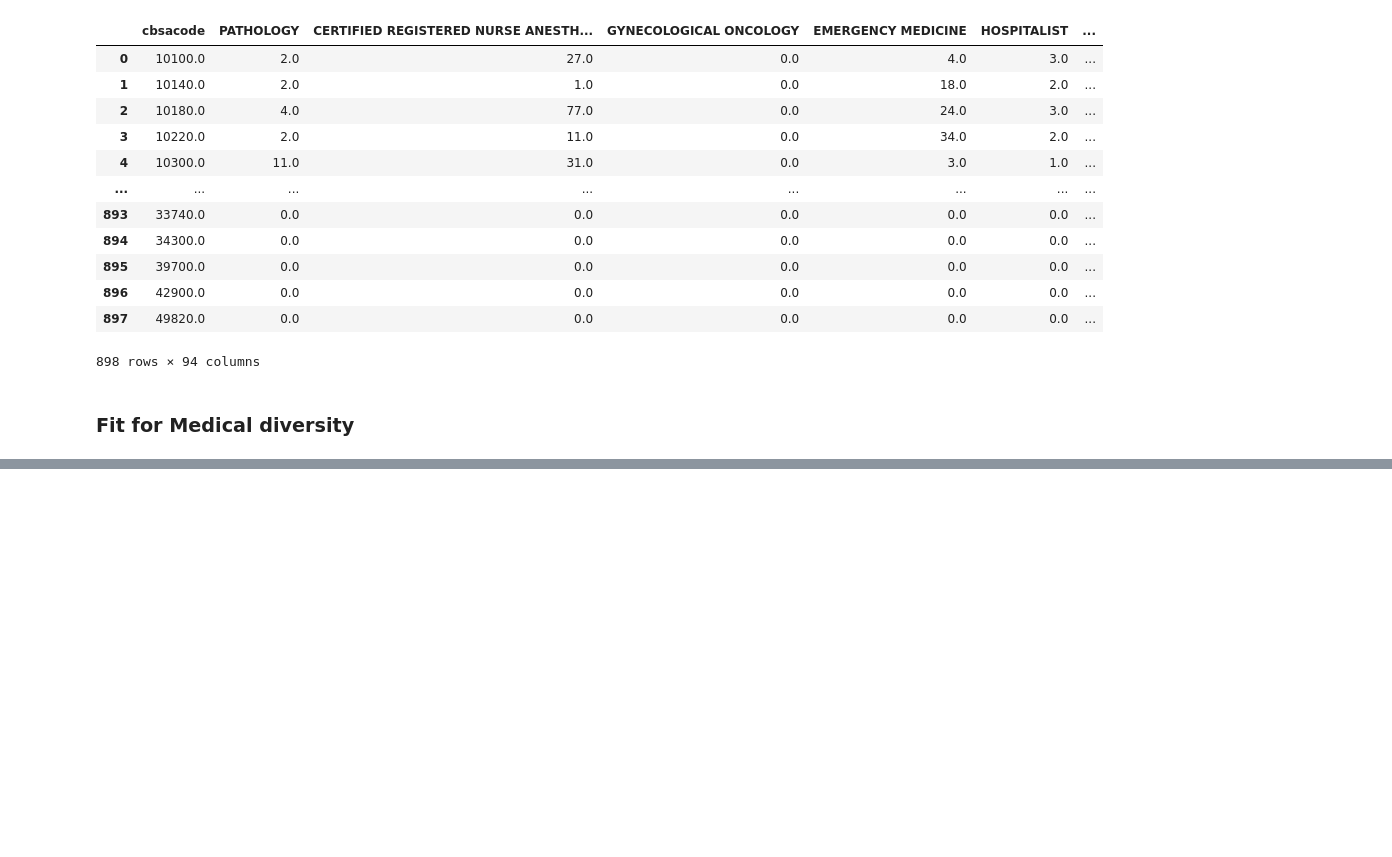
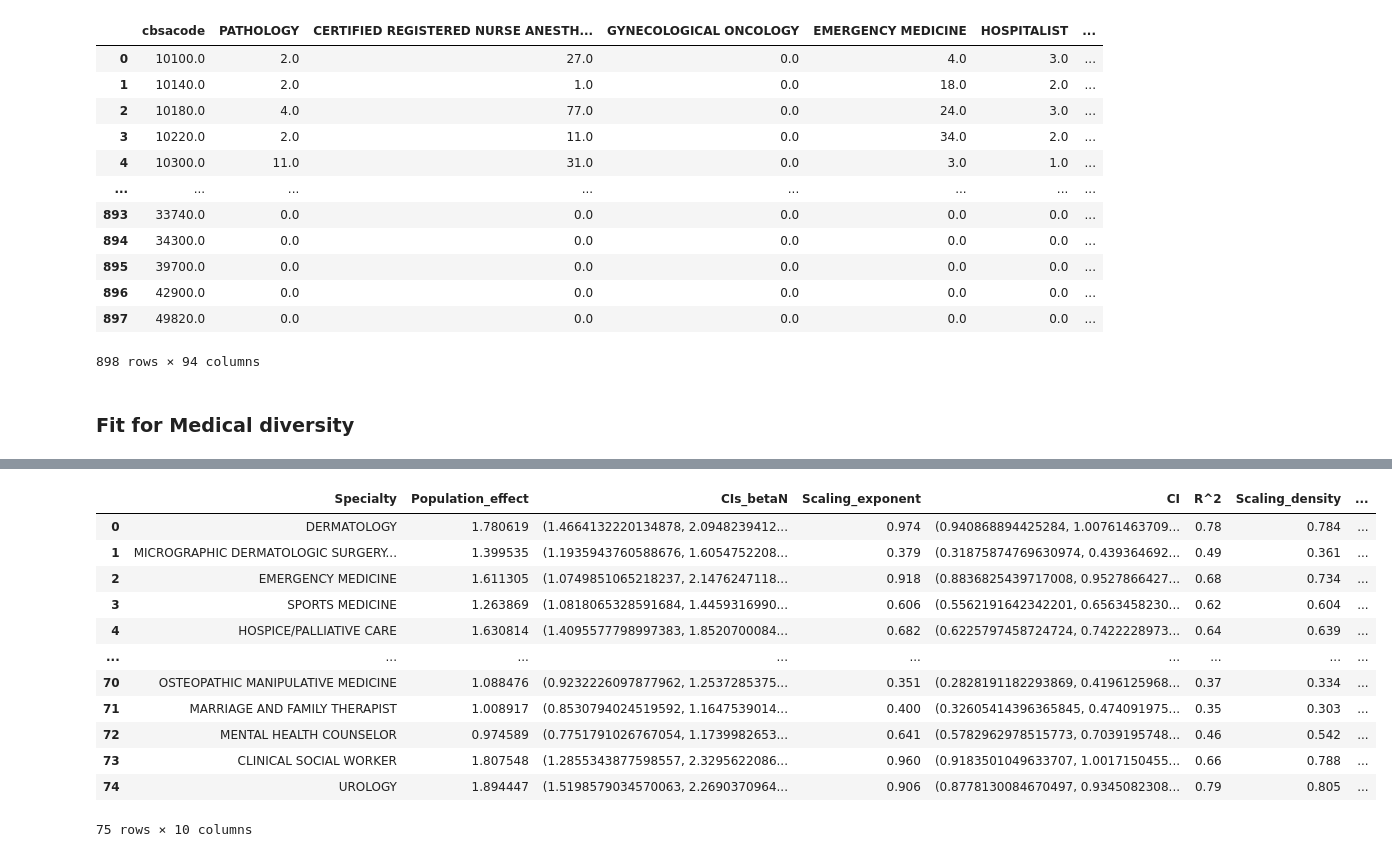
Before and after one commit to dynamicalsystemslaboratory/Healthcare-Disparities-in-the-United-States, a Jupyter notebook: Data_Visualization.ipynb, the cells around one changed output, grey strips where cells are left out. Cells and saved outputs as stored; diff of their text form; code cells hidden in the pictures; blank space fills up the shorter version.

Commit message:
Update scaling codes

```diff
--- a/Data_Visualization.ipynb
+++ b/Data_Visualization.ipynb
@@ -520,0 +539,8 @@ divide by zero encountered in power
+# %%
+df_cbsa = CountBySpecialty[['cbsa','msa_name','msa_pop']].drop_duplicates()
+df_cbsa.columns = ['cbsacode','msa_name','Population']
+Specialty_Count_cbsa = df_cbsa.merge(new_df,on='cbsacode')
+Specialty_Count_cbsa['log_Population'] = np.log(Specialty_Count_cbsa['Population'])
+Specialty_Count_cbsa = Specialty_Count_cbsa.merge(cbsa_shape[['cbsacode','ALAND']], on='cbsacode')
+Specialty_Count_cbsa['Population_density'] = Specialty_Count_cbsa['Population']/Specialty_Count_cbsa['ALAND'].astype('float')
+Specialty_Count_cbsa
@@ -520,0 +674,40 @@ divide by zero encountered in power
+# %%
+
+
+# Specialty_Count_cbsa
+
+new_scaling = pd.DataFrame({
+    'Specialty': df_analysis.Specialty,
+
+    'Population_effect': logit_population,
+    'CIs_betaN': CIs_N,
+
+
+    'Scaling_exponent': scaling_exponent,
+
+    'CI': CIs,
+    'R^2':R2,
+
+    'Scaling_density': scaling_density,
+    'CI_density': CIs_density,
+
+    'Gini_SAMI':Gini,
+    'Gini_SAMI_density':Gini_SAMI,
+    # 'Scaling_test': scaling_percent,
+})
+
+new_scaling
+# %% [output]
+|  | Specialty | Population_effect | CIs_betaN | Scaling_exponent | CI | R^2 | Scaling_density | ... |
+| 0 | DERMATOLOGY | 1.780619 | (1.4664132220134878, 2.0948239412... | 0.974 | (0.940868894425284, 1.00761463709... | 0.78 | 0.784 | ... |
+| 1 | MICROGRAPHIC DERMATOLOGIC SURGERY... | 1.399535 | (1.1935943760588676, 1.6054752208... | 0.379 | (0.31875874769630974, 0.439364692... | 0.49 | 0.361 | ... |
+| 2 | EMERGENCY MEDICINE | 1.611305 | (1.0749851065218237, 2.1476247118... | 0.918 | (0.8836825439717008, 0.9527866427... | 0.68 | 0.734 | ... |
+| 3 | SPORTS MEDICINE | 1.263869 | (1.0818065328591684, 1.4459316990... | 0.606 | (0.5562191642342201, 0.6563458230... | 0.62 | 0.604 | ... |
+| 4 | HOSPICE/PALLIATIVE CARE | 1.630814 | (1.4095577798997383, 1.8520700084... | 0.682 | (0.6225797458724724, 0.7422228973... | 0.64 | 0.639 | ... |
+| ... | ... | ... | ... | ... | ... | ... | ... | ... |
+| 70 | OSTEOPATHIC MANIPULATIVE MEDICINE | 1.088476 | (0.9232226097877962, 1.2537285375... | 0.351 | (0.2828191182293869, 0.4196125968... | 0.37 | 0.334 | ... |
+| 71 | MARRIAGE AND FAMILY THERAPIST | 1.008917 | (0.8530794024519592, 1.1647539014... | 0.400 | (0.32605414396365845, 0.474091975... | 0.35 | 0.303 | ... |
+| 72 | MENTAL HEALTH COUNSELOR | 0.974589 | (0.7751791026767054, 1.1739982653... | 0.641 | (0.5782962978515773, 0.7039195748... | 0.46 | 0.542 | ... |
+| 73 | CLINICAL SOCIAL WORKER | 1.807548 | (1.2855343877598557, 2.3295622086... | 0.960 | (0.9183501049633707, 1.0017150455... | 0.66 | 0.788 | ... |
+| 74 | UROLOGY | 1.894447 | (1.5198579034570063, 2.2690370964... | 0.906 | (0.8778130084670497, 0.9345082308... | 0.79 | 0.805 | ... |
+75 rows × 10 columns
```
Also changed, not shown: parts of 6 cells of this notebook.
